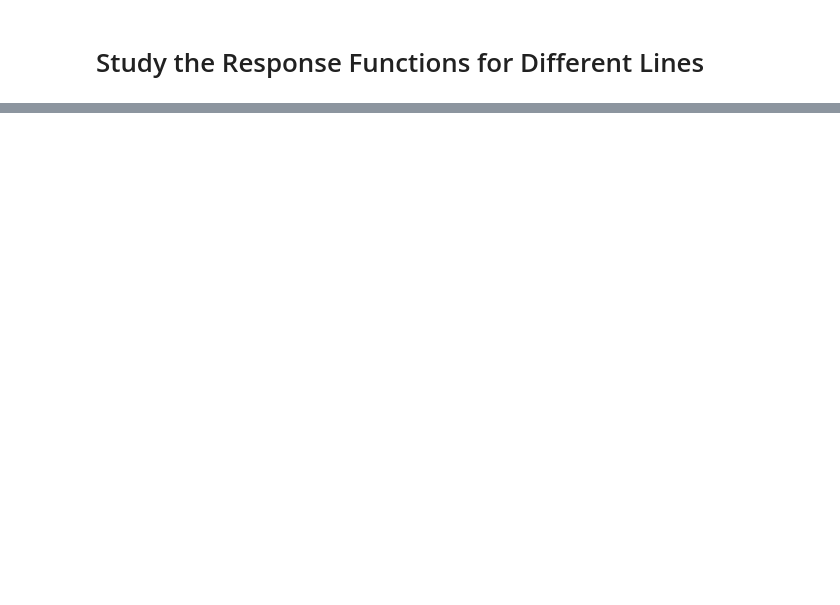
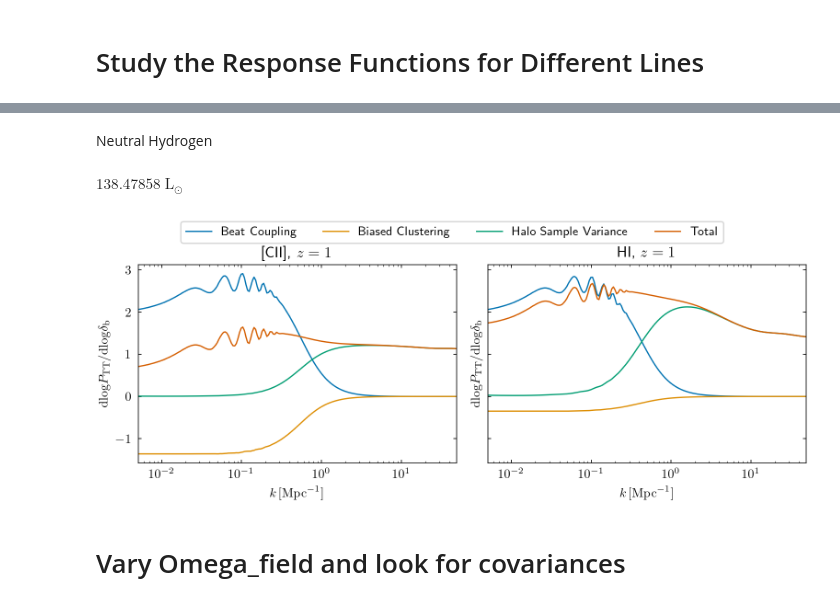
Before and after one commit to Sefa76/SSLimPy, a Jupyter notebook: notebooks/SSLimPy_Demo_Covariances.ipynb, the cells around one changed output, grey strips where cells are left out. Drawn from its saved outputs; the diff is of its cells as text; code cells hidden in the pictures; blank space fills up the shorter version.

```diff
--- a/notebooks/SSLimPy_Demo_Covariances.ipynb
+++ b/notebooks/SSLimPy_Demo_Covariances.ipynb
@@ -233,0 +342,2 @@ plt.title("$z=1$")
+# %% [markdown]
+Neutral Hydrogen
@@ -233,0 +358,57 @@ plt.title("$z=1$")
+# %%
+(1.5e10 * myssl.current_astro.Msunh * 6.25e-9 * u.Lsun / u.Msun).to(u.Lsun)
+# %% [output]
+$138.47858 \; \mathrm{L_{\odot}}$
+# %%
+pobs_HI = myssl.compute(
+    myssl.fiducialcosmoparams,
+    myssl.fiducialhaloparams,
+    astrodict_HI,
+    surveyspecs_HI,
+    pobs_settings={"mu_kind":"gauss", "kmin":5e-3 * u.Mpc**-1},
+    output=["Power spectrum"],
+)["Power spectrum"]
+ssc_HI = scov.SuperSampleCovariance(pobs_HI)
+# %%
+fw, fh=plt.rcParams['figure.figsize']
+fig, axs=plt.subplots(1,2, figsize=(2*fw, 1.1*fh), sharex=True, sharey=True)
+
+color = iter(Cs)
+LiG = ssc_CII.linear_growth_response    (pobs_CII.k, pobs_CII.z) / pobs_CII.Pk_0bs
+BiC = ssc_CII.biased_clustering_response(pobs_CII.k, pobs_CII.z) / pobs_CII.Pk_0bs
+HSV = ssc_CII.halo_sample_variance      (pobs_CII.k, pobs_CII.z) / pobs_CII.Pk_0bs
+axs[0].semilogx(pobs_CII.k, LiG, c=next(color), label="Beat Coupling")
+axs[0].semilogx(pobs_CII.k, BiC, c=next(color), label="Biased Clustering")
+axs[0].semilogx(pobs_CII.k, HSV, c=next(color), label="Halo Sample Variance")
+axs[0].semilogx(pobs_CII.k, LiG + BiC + HSV, c=next(color), label="Total")
+axs[0].set_xlabel(r"$k\,[\mathrm{Mpc}^{-1}]$")
+axs[0].set_ylabel(r"$\mathrm{dlog}P_\mathrm{TT}/\mathrm{dlog}\delta_\mathrm{b}$")
+axs[0].set_title("[CII], $z=1$")
+
+color = iter(Cs)
+LiG = ssc_HI.linear_growth_response    (pobs_HI.k, pobs_HI.z) / pobs_HI.Pk_0bs
+BiC = ssc_HI.biased_clustering_response(pobs_HI.k, pobs_HI.z) / pobs_HI.Pk_0bs
+HSV = ssc_HI.halo_sample_variance      (pobs_HI.k, pobs_HI.z) / pobs_HI.Pk_0bs
+axs[1].semilogx(pobs_CII.k, LiG, c=next(color), label="Beat Coupling")
+axs[1].semilogx(pobs_CII.k, BiC, c=next(color), label="Biased Clustering")
+axs[1].semilogx(pobs_CII.k, HSV, c=next(color), label="Halo Sample Variance")
+axs[1].semilogx(pobs_CII.k, LiG + BiC + HSV, c=next(color), label="Total")
+axs[1].set_xlabel(r"$k\,[\mathrm{Mpc}^{-1}]$")
+axs[1].set_ylabel(r"$\mathrm{dlog}P_\mathrm{TT}/\mathrm{dlog}\delta_\mathrm{b}$")
+axs[1].set_title("HI, $z=1$")
+
+handles, labels = [], []
+
+for ax in [axs[0]]:
+    h, l = ax.get_legend_handles_labels()
+    handles.extend(h)
+    labels.extend(l)
+
+fig.legend(handles, labels, loc='upper center', ncol=4)
+plt.tight_layout(rect=[0, 0, 1, 0.93])
+
+plt.savefig("output/CII_vs_HI_logResponse.pdf")
+# %% [output]
+[figure, added]
+# %% [markdown]
+# Vary Omega_field and look for covariances
```
Also changed, not shown: parts of 41 cells of this notebook, 3 other files.
